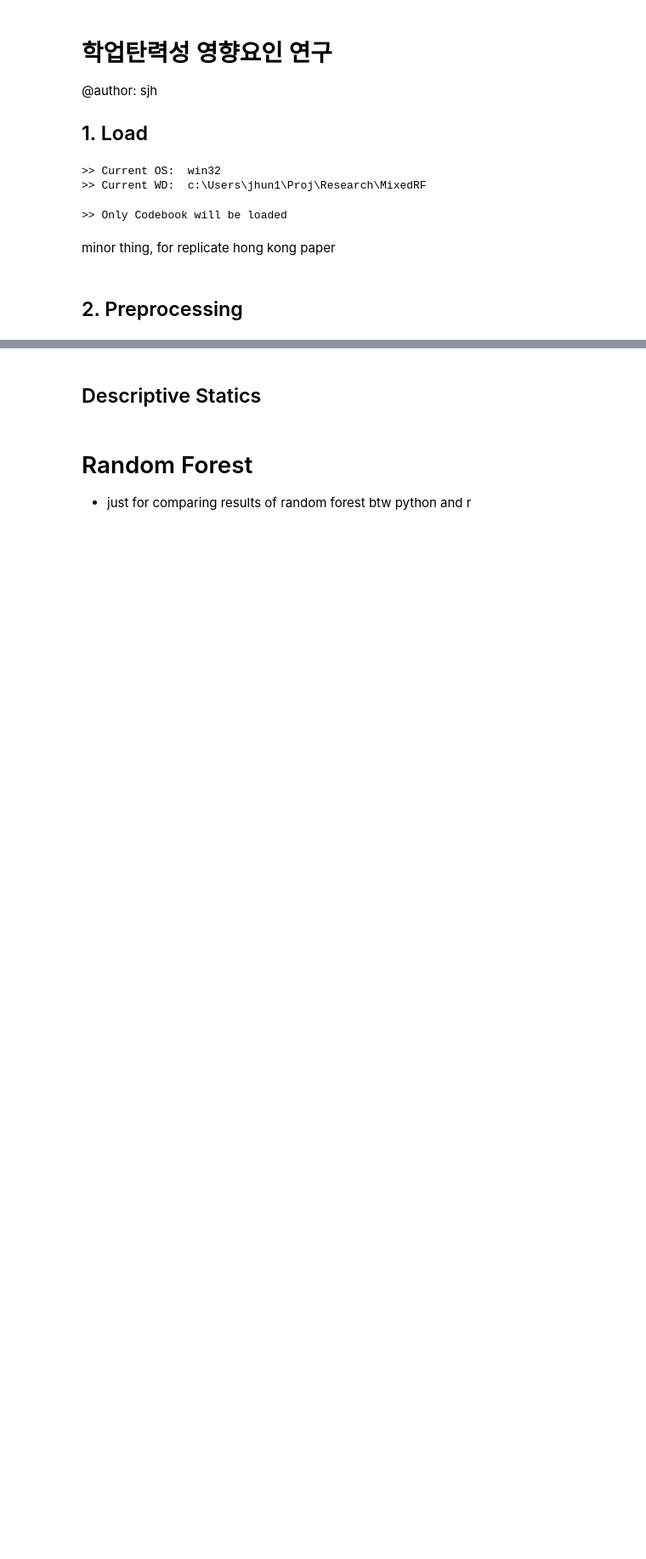
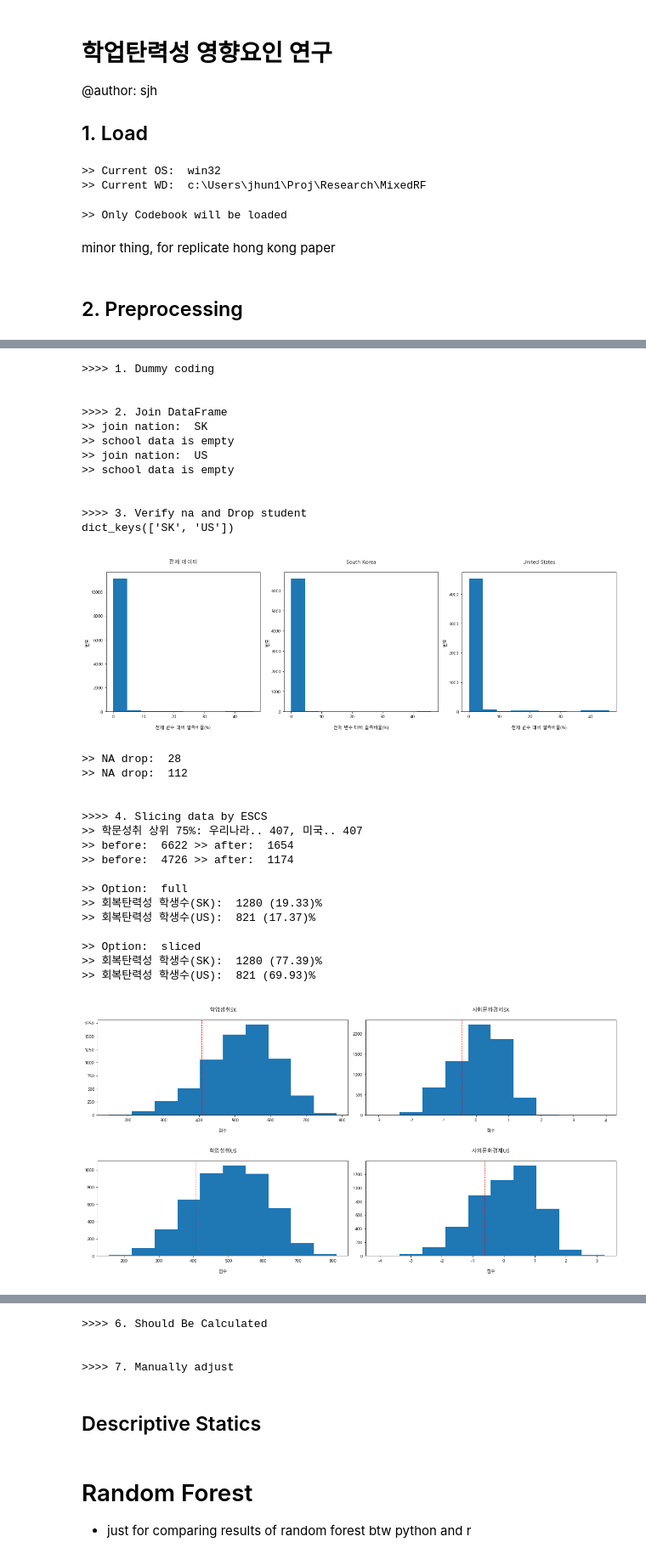
Before and after one commit to huni1023/Research, a Jupyter notebook: MixedRF/analysis.ipynb, the cells around one changed output, grey strips where cells are left out. Shown: that part at 85% size. Cells and saved outputs as stored; diff of their text form; code cells hidden in the pictures; blank space fills up the shorter version.

```diff
--- a/MixedRF/analysis.ipynb
+++ b/MixedRF/analysis.ipynb
@@ -217,6 +217,7 @@ class Preprocessing:
                     'read_10': 'PV1READ PV2READ PV3READ PV4READ PV5READ PV6READ PV7READ PV8READ PV9READ PV10READ'.split()
                 }
 
+        self.valid_data = {}
         self._1_dummy = {}
         self._2_joined = {}
         self._3_dropNa = {}
@@ -254,7 +255,7 @@ class Preprocessing:
                         else:
                             continue
         if (len(toDrop['SK']) ==0) and (len(toDrop['US']) ==0):
-            pass
+            self.valid_data = self.data
         else:
             raise ValueError("NaN column exist, check for this")
         return toDrop
@@ -282,7 +283,7 @@ class Preprocessing:
             toDummy = self.cb.drop(list(notDummyCol1)+list(notDummyCol2)+list(notDummyCol3), axis=0) # 더미 변환 안할 변수 행 삭제함
             # display(toDummy)
 
-            for nationalName, inputNational in self.data.items():
+            for nationalName, inputNational in self.valid_data.items():
                 outputNational = copy.deepcopy(inputNational)
 
                 for idx, row in toDummy.iterrows(): # 변수별로 반복문
@@ -299,7 +300,7 @@ class Preprocessing:
                     # 학교, 교사 데이터는 더미코딩할 것 없음
                 self._1_dummy[nationalName] = outputNational
         elif doDummy == False:
-            self._1_dummy = copy.deepcopy(self.data)
+            self._1_dummy = copy.deepcopy(self.valid_data)
         else:
             raise TypeError('>> Error: check option Type')
 
@@ -683,12 +684,6 @@ class Preprocessing:
 
 processor = Preprocessing(LoadedData=loadedData, codeBook=Loader.cb, dummyCodeBook='dummyCoding.json')
 processor.noDataColumn()
-processor.Dummy(doDummy=False) # 굳이 dummy할 필요가 없음, rf에서 categorical / numerical 인식해야함
-processor.Join()
-processor.DropStudent()
-processor.ESCS('level', 'read_10' ,480)
-processor.shouldBeCalculated()
-processor.AdjustMinor()
 # %% [output]
 >> test NA column:  SK
 stu
@@ -777,0 +700,13 @@ US['resilient'].isna().sum()
+# %%
+before = processor.data['SK'][0].shape[1]
+for nation, groups in processor.data.items():
+    processor.valid_data[nation] = []
+    for idx, data in enumerate(groups):
+        if idx == 0 :
+            print('1')
+            processor.valid_data[nation].append(data.drop('PERSPECT', axis=1))
+        else:
+            processor.valid_data[nation].append(data)
+
+after = processor.valid_data['SK'][0].shape[1]
+assert before - after == 1, print(after, before)
@@ -777,0 +716,38 @@ US['resilient'].isna().sum()
+# %%
+processor.Dummy(doDummy=False) # 굳이 dummy할 필요가 없음, rf에서 categorical / numerical 인식해야함
+processor.Join()
+processor.DropStudent()
+processor.ESCS('level', 'read_10' ,407) # Lv4: 553, Lv3: 480, Lv2: 407
+processor.shouldBeCalculated()
+processor.AdjustMinor()
+# %% [output]
+>>>> 1. Dummy coding
+
+
+>>>> 2. Join DataFrame
+>> join nation:  SK
+>> school data is empty
+>> join nation:  US
+>> school data is empty
+
+
+>>>> 3. Verify na and Drop student
+dict_keys(['SK', 'US'])
+[figure, added]
+>> NA drop:  28
+>> NA drop:  112
+
+
+>>>> 4. Slicing data by ESCS
+>> 학문성취 상위 75%: 우리나라.. 407, 미국.. 407
+>> before:  6622 >> after:  1654
+>> before:  4726 >> after:  1174
+
+>> Option:  full
+>> 회복탄력성 학생수(SK):  1280 (19.33)%
+>> 회복탄력성 학생수(US):  821 (17.37)%
+
+>> Option:  sliced
+>> 회복탄력성 학생수(SK):  1280 (77.39)%
+>> 회복탄력성 학생수(US):  821 (69.93)%
+[figure, added]
@@ -778,3 +755,7 @@ US['resilient'].isna().sum()
+>>>> 6. Should Be Calculated
+
+
+>>>> 7. Manually adjust
 # %%
 with pd.ExcelWriter(os.path.join(BASE_DIR, 'data', 'preprocessing.xlsx')) as writer:
     processor.finalRS['full'].to_excel(writer, sheet_name='full', index=False)
```
Also changed, not shown: parts of 9 cells of this notebook, 10 other files.
